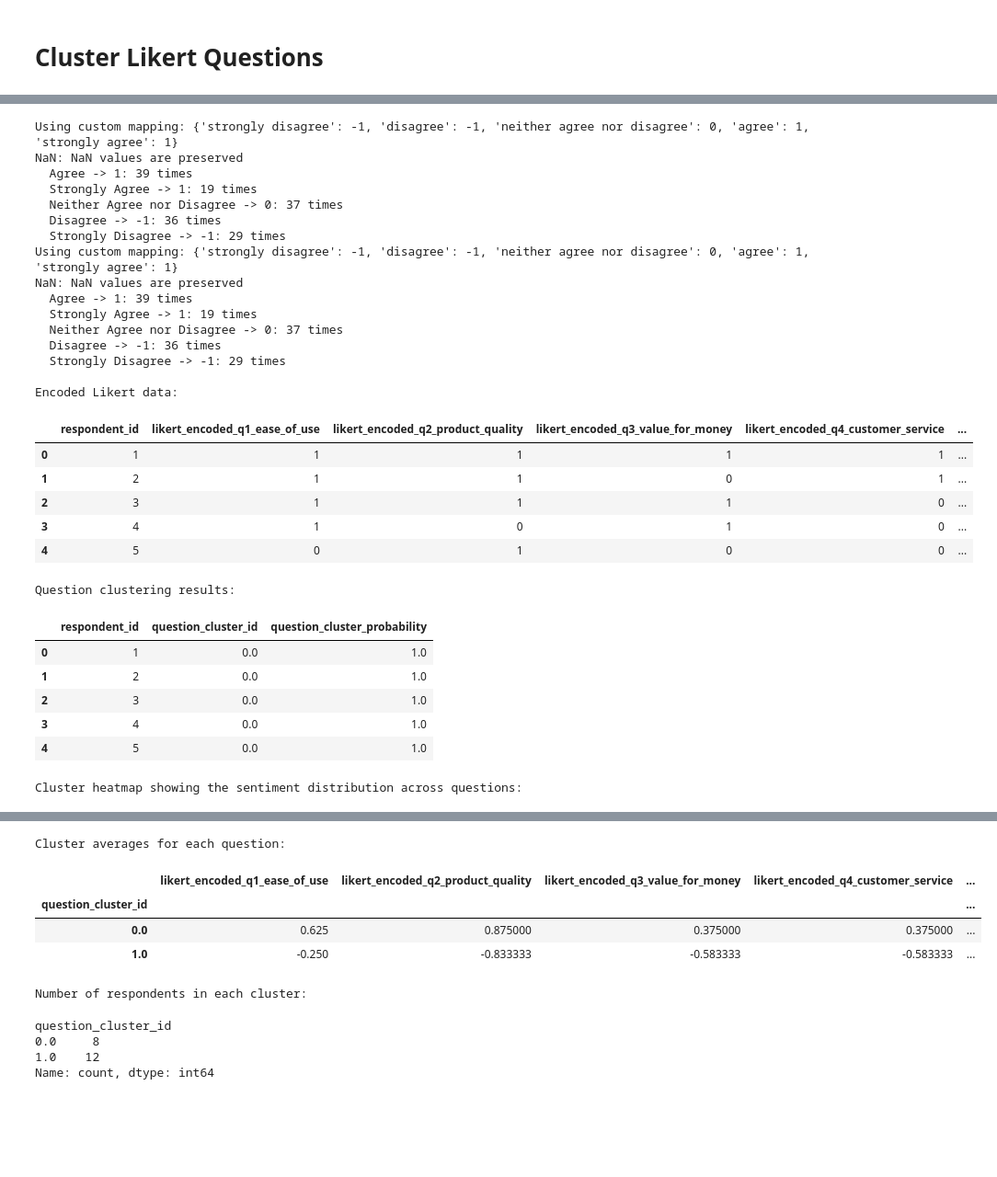
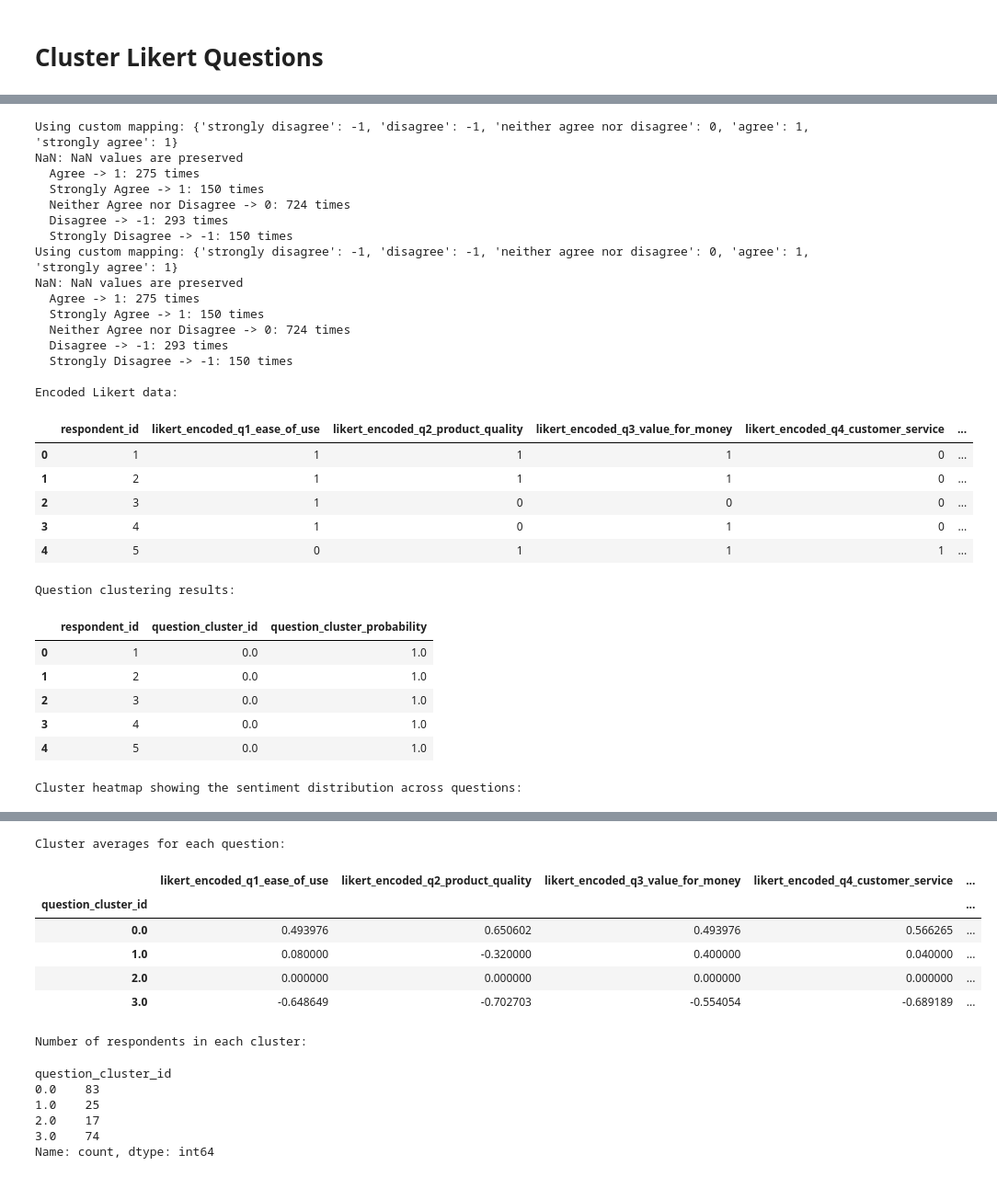
Before and after one commit to Andy7475/pandas-survey-toolkit, a Jupyter notebook: docs/source/examples/03 - cluster questions.ipynb, the cells around one changed output, grey strips where cells are left out. Shown: that part at 92% size. Saved outputs shown, nothing was run; the diff lists cells and outputs as text; code cells hidden in the pictures; blank space fills up the shorter version.

Commit message:
better raw data to show question clustering

```diff
--- a/docs/source/examples/03 - cluster questions.ipynb
+++ b/docs/source/examples/03 - cluster questions.ipynb
@@ -31,9 +31,10 @@ likert_options = [
     'Strongly Agree'
 ]
 
+POPULATION = 200
 # Create DataFrame with 20 respondents
 np.random.seed(42)
-data = {'respondent_id': range(1, 21)}
+data = {'respondent_id': range(1, POPULATION)}
 
 # Generate random Likert responses with some patterns
 # Group 1 (respondents 1-7): Generally positive
@@ -42,13 +43,13 @@ data = {'respondent_id': range(1, 21)}
 
 for q in questions:
     responses = []
-    for i in range(1, 21):
-        if i <= 7:  # Positive group
+    for i in range(1, POPULATION):
+        if i <= (0.3 * POPULATION):  # Positive group
             responses.append(np.random.choice(likert_options[2:], p=[0.2, 0.5, 0.3]))
-        elif i <= 14:  # Negative group
+        elif i <= (0.6 * POPULATION):  # Negative group
             responses.append(np.random.choice(likert_options[:3], p=[0.3, 0.5, 0.2]))
-        else:  # Mixed group
-            responses.append(np.random.choice(likert_options))
+        else:  # Don't care group
+            responses.append(np.random.choice(likert_options[1:4], p=[0.1,0.8,0.1]))
     data[q] = responses
 
 # Create DataFrame
@@ -84,8 +85,10 @@ df_processed = (df
     .cluster_questions(
         columns=questions,
         likert_mapping=custom_mapping,
-        umap_n_neighbors=10,
-        hdbscan_min_cluster_size=2
+        umap_n_neighbors=15,
+        hdbscan_min_cluster_size=12,
+        cluster_selection_epsilon=0.3,
+
     )
 )
 
@@ -116,51 +119,55 @@ display(heatmap)
 # Let's also add a simple interpretation of the clusters
 cluster_summary = df_processed.groupby('question_cluster_id')[likert_columns_with_prefix].mean()
 print("\nCluster averages for each question:")
 display(cluster_summary)
 
 # Calculate respondent counts per cluster
 cluster_counts = df_processed['question_cluster_id'].value_counts().sort_index()
 print("\nNumber of respondents in each cluster:")
 display(cluster_counts)
 # %% [output]
 Using custom mapping: {'strongly disagree': -1, 'disagree': -1, 'neither agree nor disagree': 0, 'agree': 1, 'strongly agree': 1}
 NaN: NaN values are preserved
-  Agree -> 1: 39 times
-  Strongly Agree -> 1: 19 times
-  Neither Agree nor Disagree -> 0: 37 times
-  Disagree -> -1: 36 times
-  Strongly Disagree -> -1: 29 times
+  Agree -> 1: 275 times
+  Strongly Agree -> 1: 150 times
+  Neither Agree nor Disagree -> 0: 724 times
+  Disagree -> -1: 293 times
+  Strongly Disagree -> -1: 150 times
 Using custom mapping: {'strongly disagree': -1, 'disagree': -1, 'neither agree nor disagree': 0, 'agree': 1, 'strongly agree': 1}
 NaN: NaN values are preserved
-  Agree -> 1: 39 times
-  Strongly Agree -> 1: 19 times
-  Neither Agree nor Disagree -> 0: 37 times
-  Disagree -> -1: 36 times
-  Strongly Disagree -> -1: 29 times
+  Agree -> 1: 275 times
+  Strongly Agree -> 1: 150 times
+  Neither Agree nor Disagree -> 0: 724 times
+  Disagree -> -1: 293 times
+  Strongly Disagree -> -1: 150 times
 
 Encoded Likert data:
 |  | respondent_id | likert_encoded_q1_ease_of_use | likert_encoded_q2_product_quality | likert_encoded_q3_value_for_money | likert_encoded_q4_customer_service | ... |
-| 0 | 1 | 1 | 1 | 1 | 1 | ... |
-| 1 | 2 | 1 | 1 | 0 | 1 | ... |
-| 2 | 3 | 1 | 1 | 1 | 0 | ... |
+| 0 | 1 | 1 | 1 | 1 | 0 | ... |
+| 1 | 2 | 1 | 1 | 1 | 0 | ... |
+| 2 | 3 | 1 | 0 | 0 | 0 | ... |
 | 3 | 4 | 1 | 0 | 1 | 0 | ... |
-| 4 | 5 | 0 | 1 | 0 | 0 | ... |
+| 4 | 5 | 0 | 1 | 1 | 1 | ... |
 Question clustering results:
 |  | respondent_id | question_cluster_id | question_cluster_probability |
 | 0 | 1 | 0.0 | 1.0 |
 | 1 | 2 | 0.0 | 1.0 |
 | 2 | 3 | 0.0 | 1.0 |
 | 3 | 4 | 0.0 | 1.0 |
 | 4 | 5 | 0.0 | 1.0 |
 Cluster heatmap showing the sentiment distribution across questions:
 [interactive output not drawn]
 Cluster averages for each question:
 |  | likert_encoded_q1_ease_of_use | likert_encoded_q2_product_quality | likert_encoded_q3_value_for_money | likert_encoded_q4_customer_service | ... |
 | question_cluster_id |  |  |  |  | ... |
-| 0.0 | 0.625 | 0.875000 | 0.375000 | 0.375000 | ... |
-| 1.0 | -0.250 | -0.833333 | -0.583333 | -0.583333 | ... |
+| 0.0 | 0.493976 | 0.650602 | 0.493976 | 0.566265 | ... |
+| 1.0 | 0.080000 | -0.320000 | 0.400000 | 0.040000 | ... |
+| 2.0 | 0.000000 | 0.000000 | 0.000000 | 0.000000 | ... |
+| 3.0 | -0.648649 | -0.702703 | -0.554054 | -0.689189 | ... |
 Number of respondents in each cluster:
 question_cluster_id
-0.0     8
-1.0    12
+0.0    83
+1.0    25
+2.0    17
+3.0    74
 Name: count, dtype: int64
```
Also changed, not shown: parts of 1 cell of this notebook.
